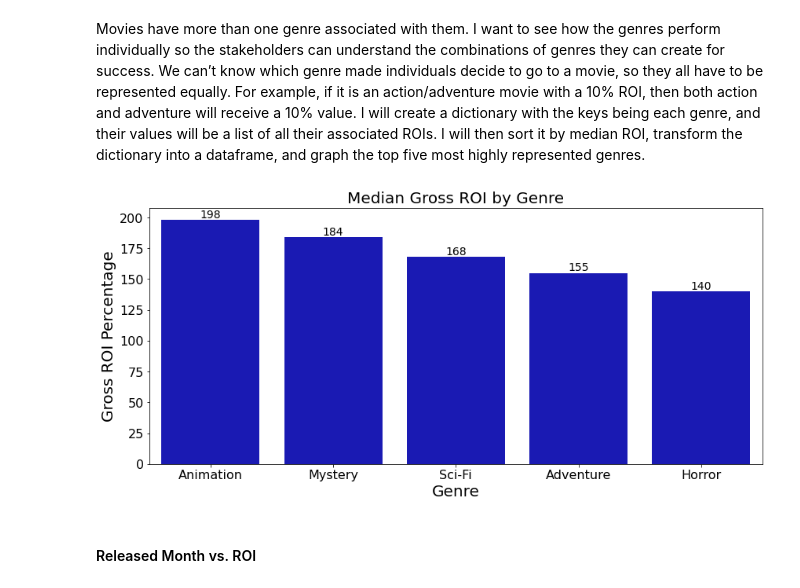
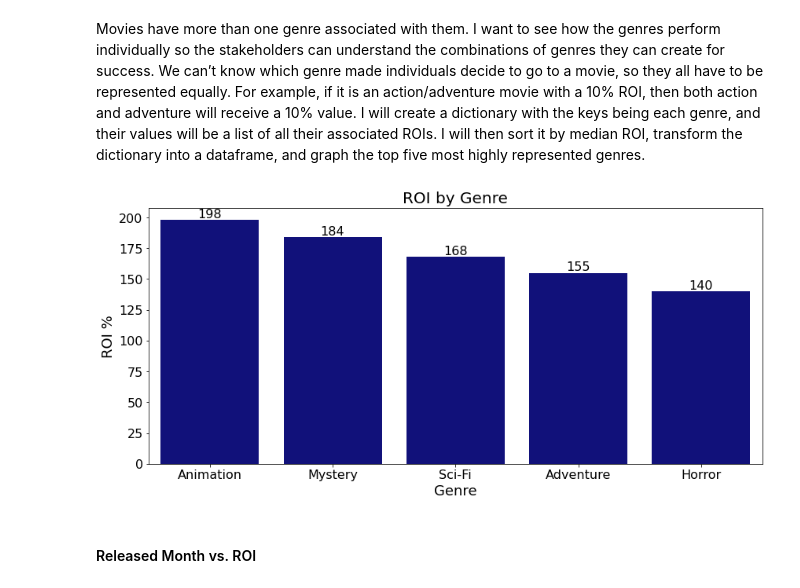
Before and after one commit to johnlocke333/movie_analysis, a Jupyter notebook: notebook.ipynb, the cells around one changed output. Saved outputs shown, nothing was run; the diff lists cells and outputs as text; code cells hidden in the pictures.

Commit message:
added presentation pdf, made adjustments to graphs for pres

```diff
--- a/notebook.ipynb
+++ b/notebook.ipynb
@@ -460,23 +460,23 @@ def bar_graph(x,y,df,title,xlabel,ylabel):
 
     plt.figure(figsize=(14, 6))
 
-    ax1 = sns.barplot(x=x,  y=y, data=df, color='mediumblue')
+    ax1 = sns.barplot(x=x,  y=y, data=df, color='darkblue')
 
-    ax1.bar_label(ax1.containers[0],size=14)
+    ax1.bar_label(ax1.containers[0],size=16)
     # show the graph
 
-    plt.title('Median Gross ROI by ' + title,fontsize=20)
-    plt.xlabel(xlabel,fontsize=20)
-    plt.ylabel(ylabel,fontsize=20)
+    plt.title('ROI by ' + title,fontsize=20)
+    plt.xlabel(xlabel,fontsize=18)
+    plt.ylabel(ylabel,fontsize=18)
     plt.tick_params(axis='y',labelsize=16)
     plt.tick_params(axis='x',labelsize=16)
     plt.show()
 
 # Citation 8. Source used for labeling top of the bar graph columns
 # %%
-bar_graph('genre','gross_roi', genre_roi_df, 'Genre', 'Genre', 'Gross ROI Percentage')
+bar_graph('genre','gross_roi', genre_roi_df, 'Genre', 'Genre', 'ROI %')
 # %% [output]
-[figure, old version]
+[figure, new version]
 # %% [markdown]
 #### Released Month vs. ROI
 # %% [markdown]
```
Also changed, not shown: parts of 6 cells of this notebook, 7 other files.
